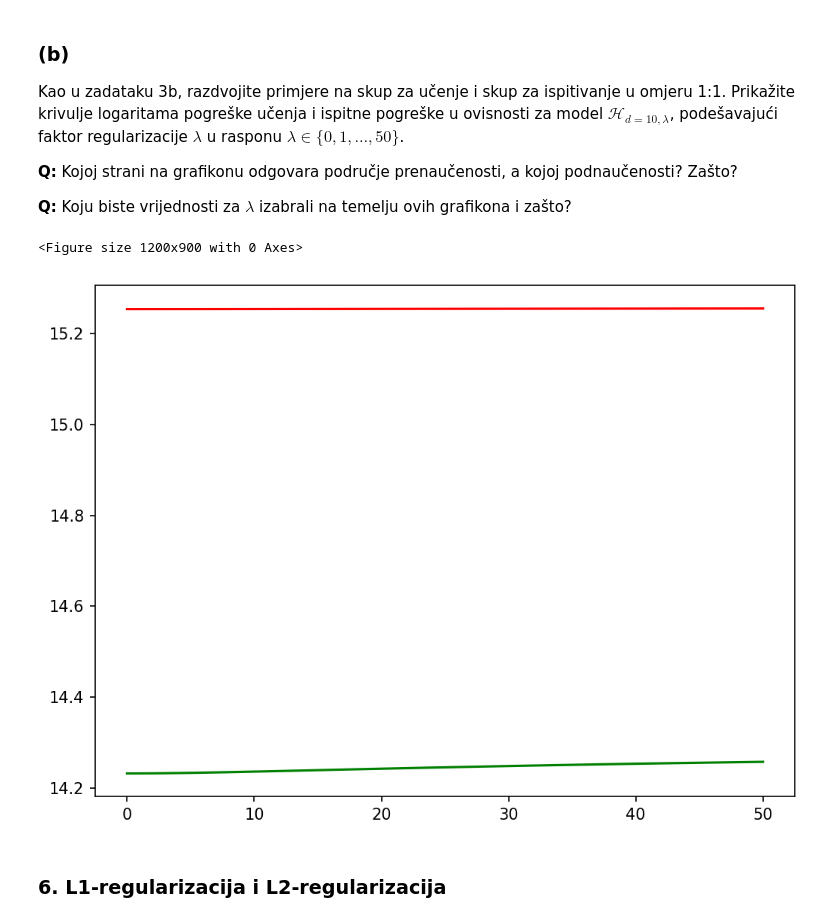
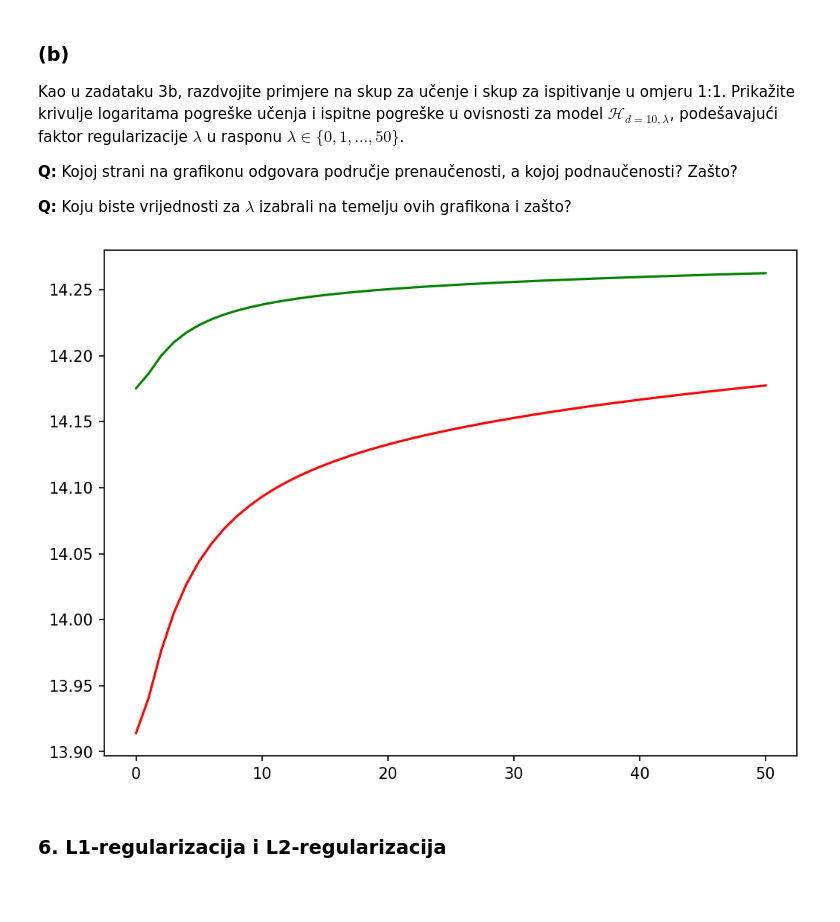
Before and after one commit to Spooky-M/SU_lab1, a Jupyter notebook: SU-2020-LAB01-Regresija.ipynb, the cells around one changed output. Saved outputs shown, nothing was run; the diff lists cells and outputs as text; code cells hidden in the pictures; blank space fills up the shorter version.

```diff
--- a/SU-2020-LAB01-Regresija.ipynb
+++ b/SU-2020-LAB01-Regresija.ipynb
@@ -249,7 +249,7 @@ for i, d in enumerate(d_list):
     hi = p.fit_transform(X3)
     reg = LinearRegression().fit(hi, y3)
     pred = reg.predict(hi)
-    E = mean_squared_error(pred, y3)
+    E = (mean_squared_error(pred, y3))
     print("\nGreska modela " + str(i+1) + ": " + str(E))
     plt.plot(X3, pred, colors_plot[i])
 print("\n")
@@ -277,6 +277,8 @@ Razdvojite skup primjera iz zadatka 2 pomoću funkcije [`model_selection.train_t
 **Q:** Pokrenite iscrtavanje više puta. U čemu je problem? Bi li problem bio jednako izražen kad bismo imali više primjera? Zašto?
 # %%
 from sklearn.model_selection import train_test_split
+X3 = make_instances(-5, 5, 50)
+y3 = make_labels(X3, lambda x: 5 + x - 2*x**2 - 5*x**3, 200)
 d_list = range(1, 21)
 colors_plot = ["r", "g", "b", "c", "m", "y", "k", "orange", "purple", "brown", "pink", "grey", "olive", "lime", "teal", "khaki", "navy", "thistle", "plum", "silver"]
 X_train, X_test, y_train, y_test = train_test_split(X3, y3, test_size=0.5, random_state=42)
@@ -424,37 +426,37 @@ Kao u zadataku 3b, razdvojite primjere na skup za učenje i skup za ispitivanje
 # %%
 X3 = make_instances(-5, 5, 50)
 y3 = make_labels(X2, lambda x: 5 + x - 2*x**2 - 5*x**3, 200)
 X_train, X_test, y_train, y_test = train_test_split(X3, y3, test_size=0.5, random_state=42)
 
 colors_plot = ["r", "g", "b", "c"]
-figure(num=None, figsize=(8, 6), dpi=150, facecolor='w', edgecolor='k')
 
 lambda_list = range(51)
 E_train = []
 E_test = []
 for l in lambda_list:
-    p = PolynomialFeatures(3, include_bias=True, interaction_only=False)
+    p = PolynomialFeatures(10, include_bias=True, interaction_only=False)
     hi = p.fit_transform(X_train)
     clf = Ridge(alpha=l)
     clf = clf.fit(hi, y_train)
     pred = clf.predict(hi)
-    E1 = math.log2(mean_squared_error(pred, y_train))
+    w = [clf.intercept_, clf.coef_[1]]
+    E1 = math.log2(mean_squared_error(pred, y_train) + numpy.linalg.norm(w))
     E_train.append(E1)
 
     hi = p.fit_transform(X_test)
     clf = Ridge(alpha=l)
     clf = clf.fit(hi, y_test)
     pred = clf.predict(hi)
-    E2 = math.log2(mean_squared_error(pred, y_test))
+    w = [clf.intercept_, clf.coef_[1]]
+    E2 = math.log2(mean_squared_error(pred, y_test) + numpy.linalg.norm(w))
     E_test.append(E2)
 
 figure(num=None, figsize=(8, 6), dpi=150, facecolor='w', edgecolor='k')
 plt.plot(lambda_list, E_train, "r")
 plt.plot(lambda_list, E_test, "g")
 plt.show()
 # %% [output]
-<Figure size 1200x900 with 0 Axes>
-[figure, old version]
+[figure, new version]
 # %% [markdown]
 ### 6. L1-regularizacija i L2-regularizacija
 # %% [markdown]
```
Also changed, not shown: parts of 6 cells of this notebook.
